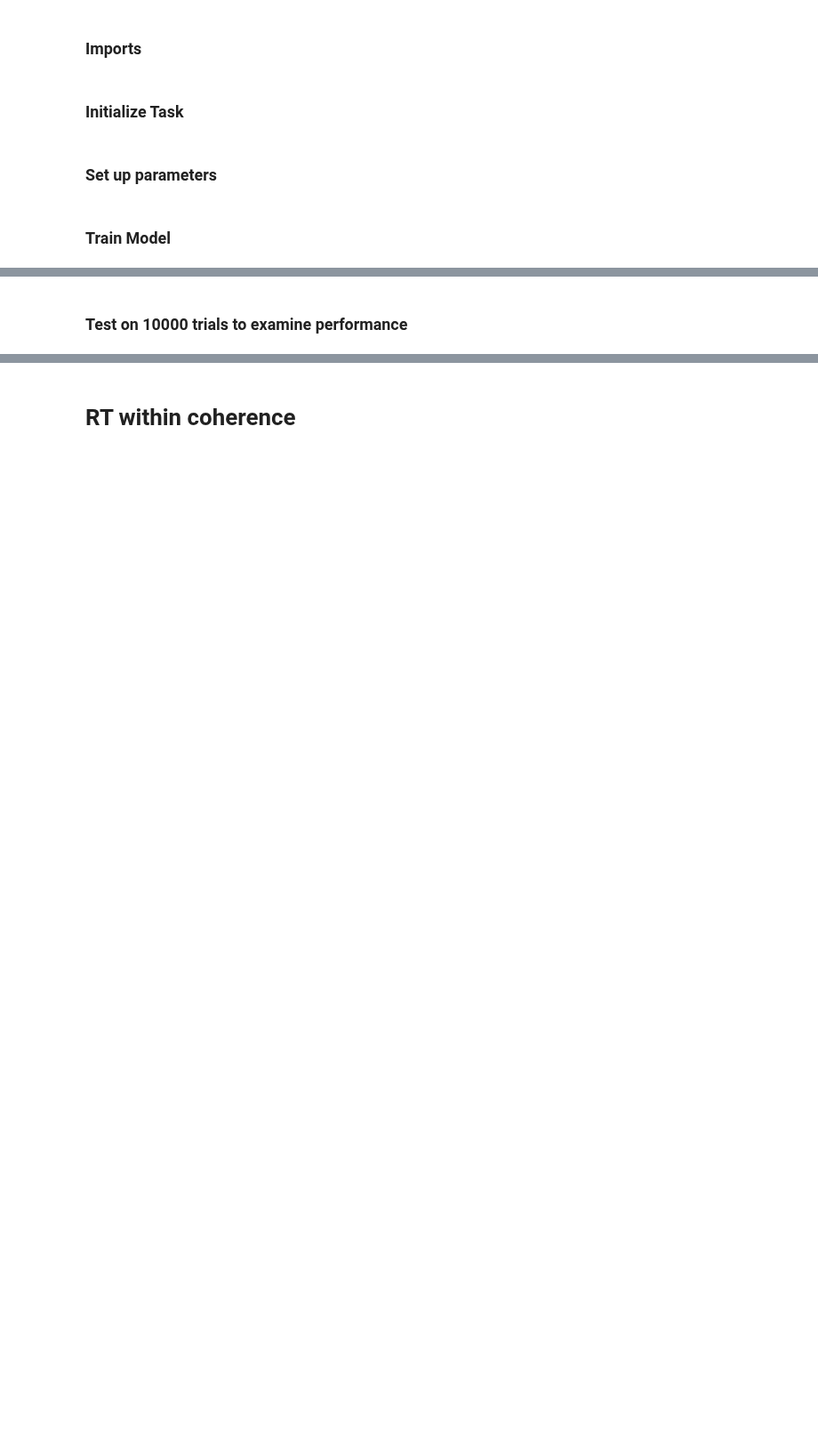
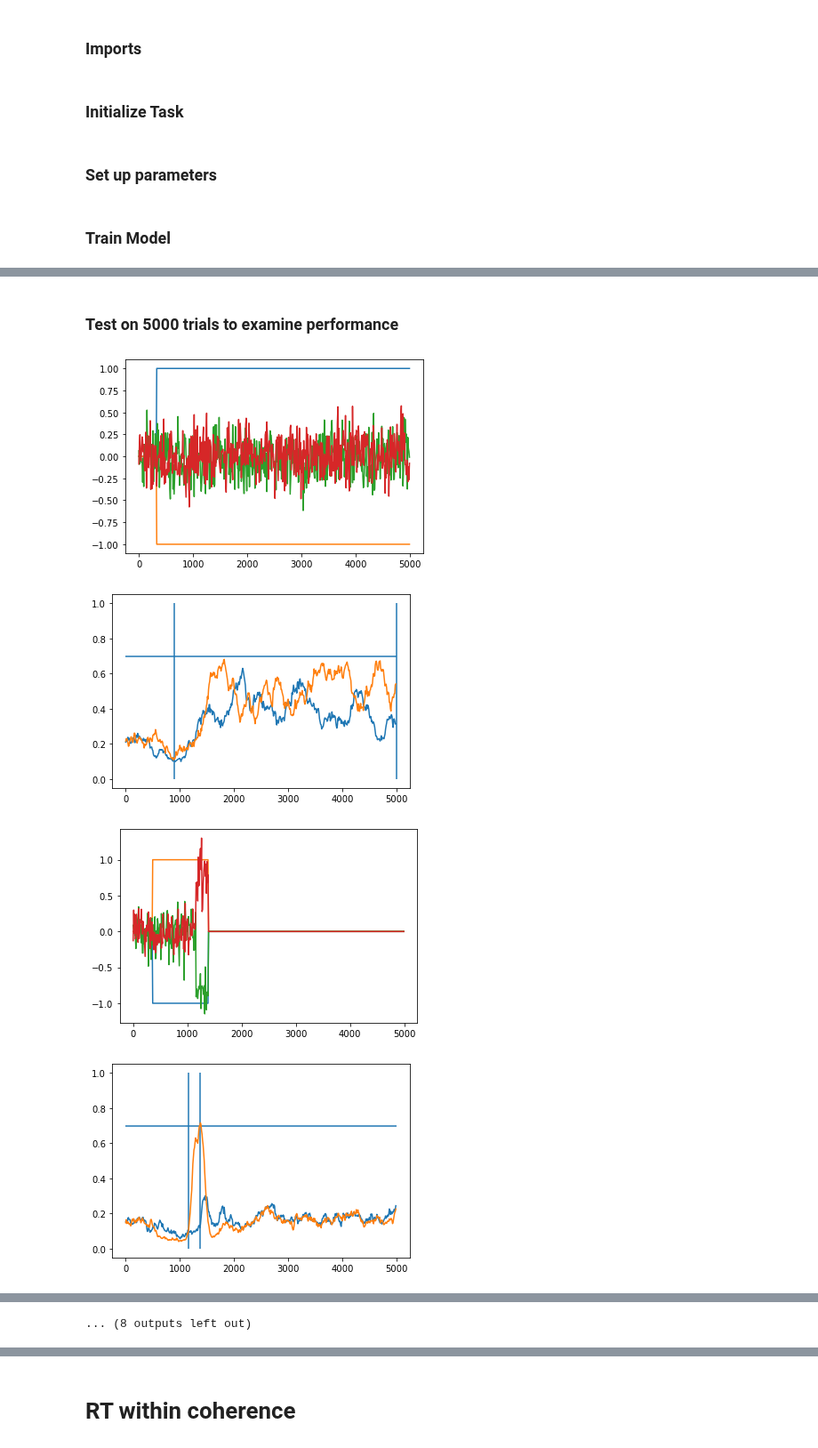
Before and after one commit to trustyuke/PsychRNN, a Jupyter notebook: test_checker_gain.ipynb, the cells around one changed output, grey strips where cells are left out. Shown at 89% size. Drawn from its saved outputs; the diff is of its cells as text; code cells hidden in the pictures; blank space fills up the shorter version.

Commit message:
modify test_checker_gain

```diff
--- a/test_checker_gain.ipynb
+++ b/test_checker_gain.ipynb
@@ -25,7 +25,7 @@ name = 'basic'
 # %%
 dt = 10
 tau = 50
-T = 3000
+T = 5000
 N_batch = 50
 N_rec = 100
 # %%
@@ -43,6 +43,8 @@ network_params["output_transfer_function"] = tf.nn.sigmoid
 
 network_params["loss_function"] = "rt_mask_mse"
 network_params["rt_mask_mse"] = rt_mask_mse_07
+# choose bound of random gain
+network_params['gain_bound'] = [0.5, 1.5]
 # %%
 try:
     model.destruct()
@@ -53,13 +55,18 @@ model = Basic2(network_params)
 # %% [markdown]
 ### Train Model
 # %%
-trials = 25000
+trials = 50000
+
 train_params = {}
-train_params['save_weights_path'] =  "./weihts/gain2_weights0_1"
+
+###################################################
+## set the name of the save path
+###################################################
+saveWeightPath = "./weights/gain2_" + str(network_params['gain_bound'][0]) + str(network_params['gain_bound'][1])
+train_params['save_weights_path'] =  saveWeightPath
 train_params['training_iters'] = trials
 train_params['learning_rate'] = .001
 train_params['loss_epoch'] = 10
 train_params['save_training_weights_epoch'] = 1000 / N_batch
-network_params['gain_bound'] = [0, 1]
 # %%
 losses, initialTime, trainTime = model.train(task, train_params)
@@ -71,5 +108,5 @@ plt.title("Loss During Training")
 # %% [markdown]
-### Test on 10000 trials to examine performance
+### Test on 5000 trials to examine performance
 # %%
 trials = 5000
 batches = int(np.ceil(trials / N_batch))
@@ -111,18 +148,23 @@ for b in tqdm(range(batches)):
 # %%
 #onsets = [p["onset_time"] for p in params]
 onsets = target_onset[-N_batch:] + checker_onset[-N_batch:]
 rts = rt[-N_batch:]
 for i in range(10):
     plt.figure()
-    plt.plot(np.arange(0, 3000, 10), inputs[i, :, 0])
-    plt.plot(np.arange(0, 3000, 10), inputs[i, :, 1])
-    plt.plot(np.arange(0, 3000, 10), inputs[i, :, 2])
-    plt.plot(np.arange(0, 3000, 10), inputs[i, :, 3])
+    plt.plot(np.arange(0, 5000, 10), inputs[i, :, 0])
+    plt.plot(np.arange(0, 5000, 10), inputs[i, :, 1])
+    plt.plot(np.arange(0, 5000, 10), inputs[i, :, 2])
+    plt.plot(np.arange(0, 5000, 10), inputs[i, :, 3])
 
     plt.figure()
-    plt.plot(np.arange(0, 3000, 10), outputs[i, :, 0])
-    plt.plot(np.arange(0, 3000, 10), outputs[i, :, 1])
+    plt.plot(np.arange(0, 5000, 10), outputs[i, :, 0])
+    plt.plot(np.arange(0, 5000, 10), outputs[i, :, 1])
 
     plt.vlines(onsets[i], 0, 1)
     plt.vlines(onsets[i] + rts[i], 0, 1)
-    plt.hlines(0.7, 0, 3000)
+    plt.hlines(0.7, 0, 5000)
+# %% [output]
+[figure, added]
+[figure, added]
+[figure, added]
+[figure, added]
@@ -129,3 +179,4 @@ for i in range(10):
+... (8 outputs left out)
 # %%
 correct_side = np.array([gs if coh > 0 else abs(gs-1) for coh, gs in zip(coherence, green_side)])
 green_decision = np.array([int(dec == gs) for dec, gs in zip(decision, green_side)])
```
Also changed, not shown: parts of 10 cells of this notebook, 2 other files.
